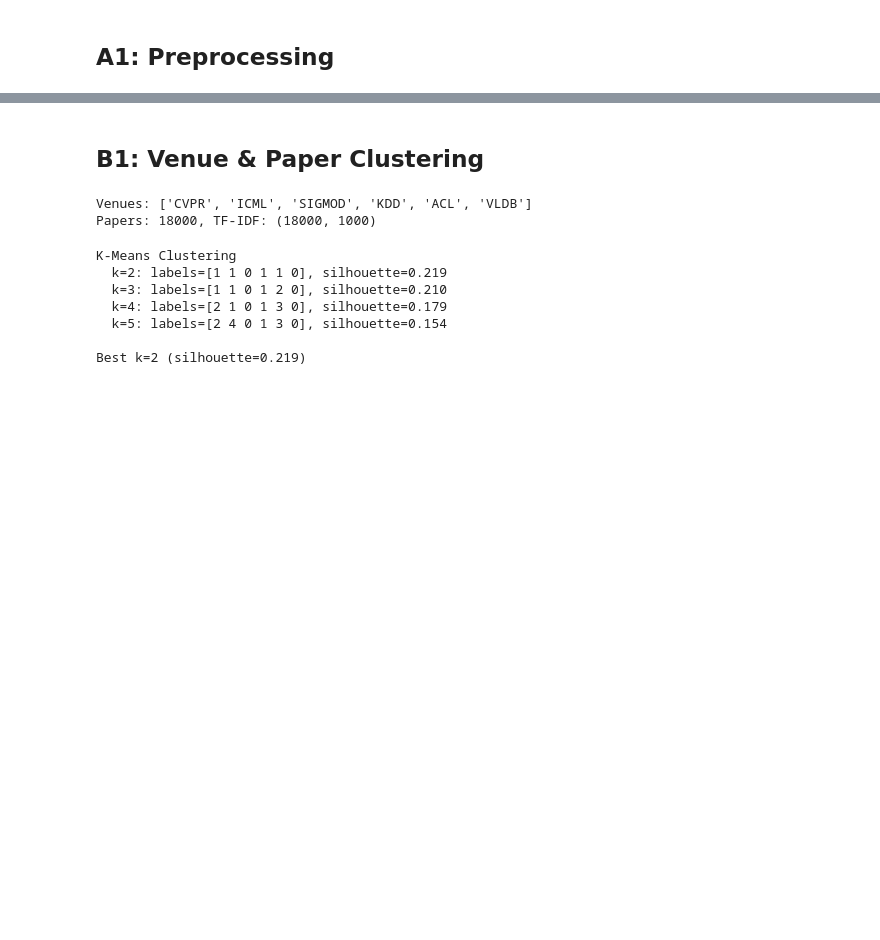
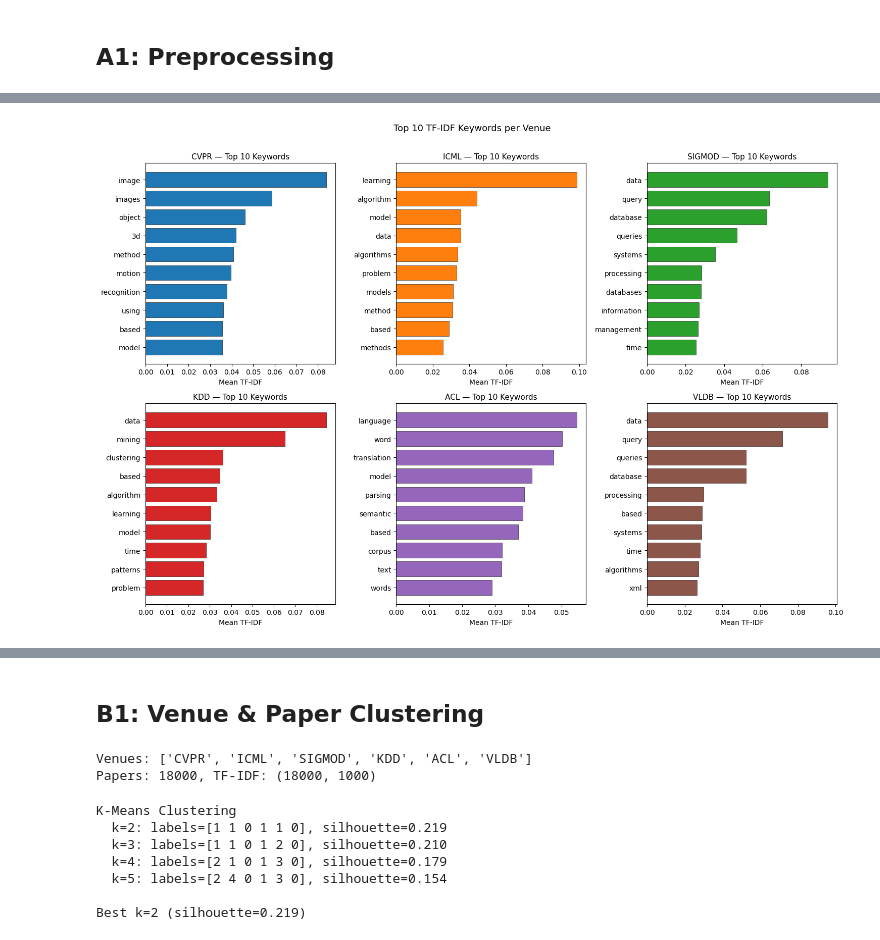
Before and after one commit to Paz77/DataScienceProject, a Jupyter notebook: research_dna_analysis.ipynb, the cells around one changed output, grey strips where cells are left out. Drawn from its saved outputs; the diff is of its cells as text; code cells hidden in the pictures; blank space fills up the shorter version.

```diff
--- a/research_dna_analysis.ipynb
+++ b/research_dna_analysis.ipynb
@@ -211,0 +312,24 @@ All outputs saved!
+# %%
+fig, axes = plt.subplots(2, 3, figsize=(15, 10))
+axes = axes.flatten()
+
+for ax_idx, venue in enumerate(venues):
+    abbr     = venue_abbr[venue]
+    mask     = (df['venue'] == venue).to_numpy()
+    mean_vec = np.asarray(tfidf_matrix[mask].mean(axis=0)).flatten()
+    top_idx  = mean_vec.argsort()[::-1][:10]
+    top_words  = [feature_names[i] for i in top_idx]
+    top_scores = mean_vec[top_idx]
+
+    ax = axes[ax_idx]
+    ax.barh(top_words[::-1], top_scores[::-1],
+            color=palette[abbr], edgecolor='k', linewidth=0.4)
+    ax.set_title(f'{abbr} — Top 10 Keywords', fontsize=11)
+    ax.set_xlabel('Mean TF-IDF')
+
+plt.suptitle('Top 10 TF-IDF Keywords per Venue', fontsize=13, y=1.01)
+plt.tight_layout()
+plt.savefig('./data/a2_top_keywords.png', dpi=150, bbox_inches='tight')
+plt.show()
+# %% [output]
+[figure, added]
```
Also changed, not shown: parts of 15 cells of this notebook, 1 other file.
